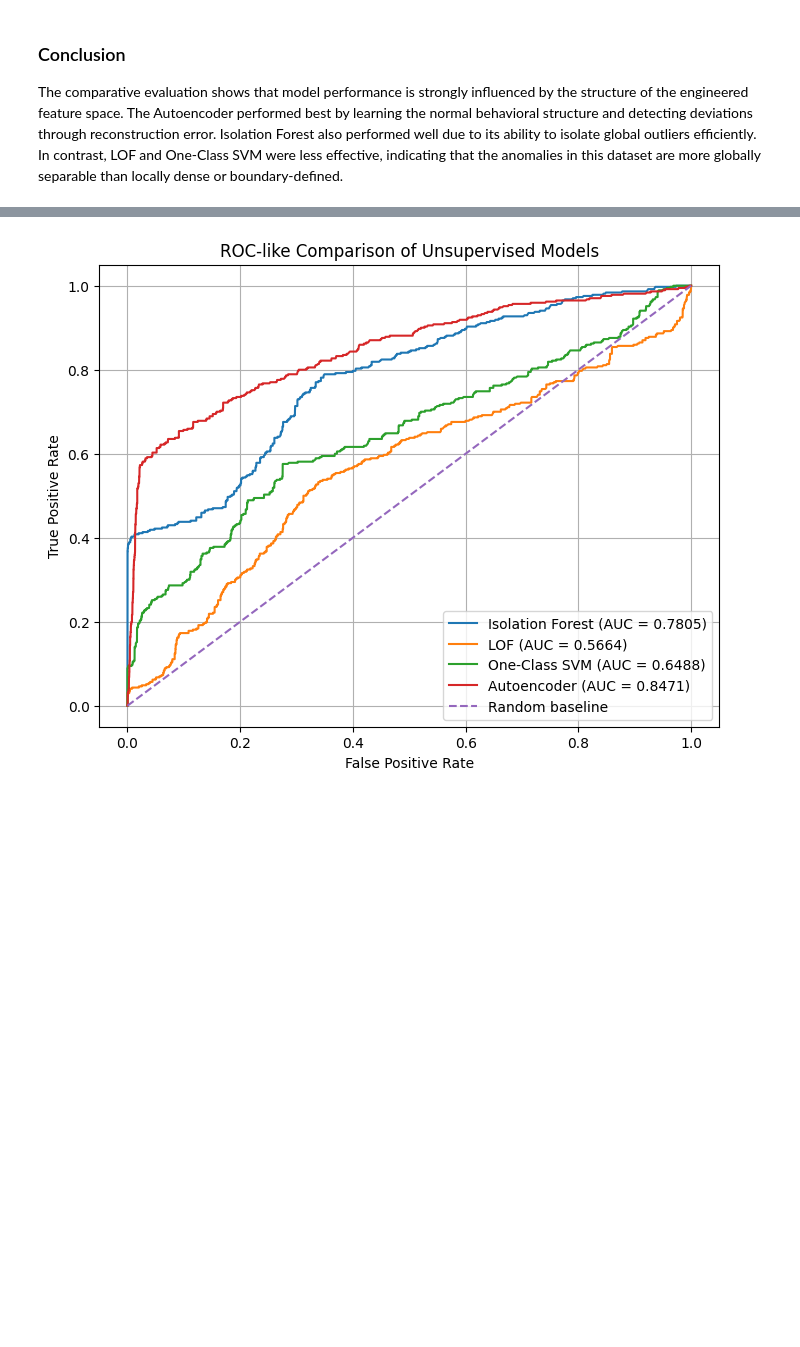
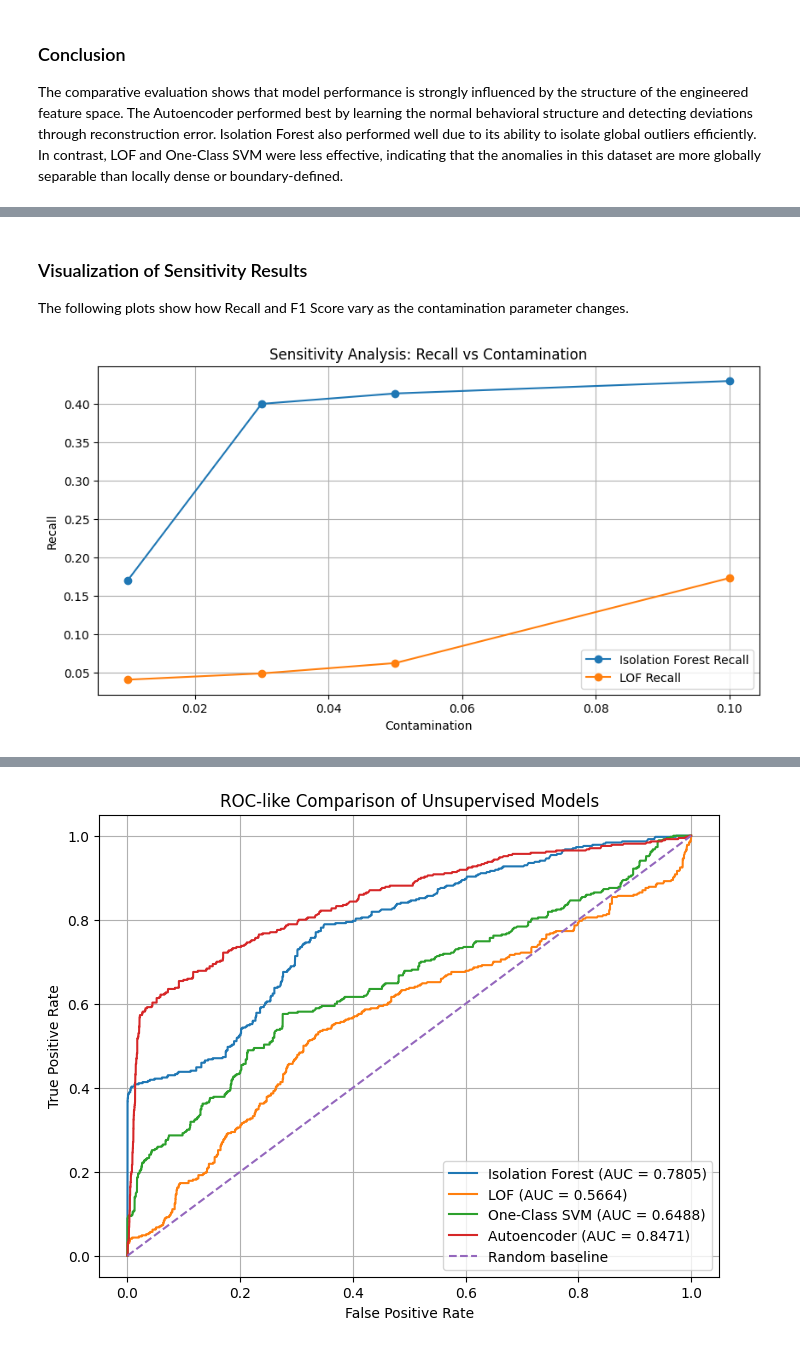
Before and after one commit to 0x0allenace/security-anomaly-project, a Jupyter notebook: notebooks/exploration.ipynb, the cells around one changed output, grey strips where cells are left out. Saved outputs shown, nothing was run; the diff lists cells and outputs as text; code cells hidden in the pictures; blank space fills up the shorter version.

Commit message:
Implement sensitivity analysis for anomaly detection models; add recall and F1 score plots and update exploration notebook

```diff
--- a/notebooks/exploration.ipynb
+++ b/notebooks/exploration.ipynb
@@ -25,12 +25,17 @@ from sklearn.metrics import roc_curve, auc
 import seaborn as sns
 from sklearn.manifold import TSNE
 from sklearn.preprocessing import StandardScaler
+from sklearn.metrics import silhouette_score
+import pandas as pd
+import matplotlib.pyplot as plt
+from evaluation.metrics import compute_classification_metrics
 raw_df = pd.read_csv("../data/raw/raw_logs.csv")
 attack_df = pd.read_csv("../data/raw/logs_with_attacks.csv")
 df_svm = pd.read_csv("../data/processed/processed_logs_with_svm.csv")
 df_auto = pd.read_csv("../data/processed/processed_logs_with_autoencoder.csv")
 df_if = pd.read_csv("../data/processed/processed_logs_with_iforest.csv")
 df_results = pd.read_csv("../data/processed/model_comparison_results.csv")
+df_base = pd.read_csv("../data/processed/processed_logs_with_stats.csv")
 # %% [markdown]
 ## 3. Dataset Inspection & Validation
 
@@ -1319,0 +1445,22 @@ The comparative evaluation shows that model performance is strongly influenced b
+# %%
+lof_results = []
+
+for c in contamination_values:
+    df_lof_temp = run_lof(
+        df_base,
+        feature_cols=feature_cols,
+        n_neighbors=20,
+        contamination=c
+    )
+
+    metrics = compute_classification_metrics(
+        df_lof_temp["is_attack"],
+        df_lof_temp["lof_anomaly"]
+    )
+
+    metrics["model"] = "LOF"
+    metrics["contamination"] = c
+    lof_results.append(metrics)
+
+df_lof_sensitivity = pd.DataFrame(lof_results)
+df_lof_sensitivity.round(4)
@@ -1319,0 +1473,3 @@ The comparative evaluation shows that model performance is strongly influenced b
+# %%
+df_sensitivity = pd.concat([df_if_sensitivity, df_lof_sensitivity], ignore_index=True)
+df_sensitivity.round(4)
@@ -1319,0 +1486,19 @@ The comparative evaluation shows that model performance is strongly influenced b
+# %% [markdown]
+### Visualization of Sensitivity Results
+
+The following plots show how Recall and F1 Score vary as the contamination parameter changes.
+# %%
+plt.figure(figsize=(10,5))
+
+for model_name in df_sensitivity["model"].unique():
+    temp = df_sensitivity[df_sensitivity["model"] == model_name]
+    plt.plot(temp["contamination"], temp["recall"], marker="o", label=f"{model_name} Recall")
+
+plt.title("Sensitivity Analysis: Recall vs Contamination")
+plt.xlabel("Contamination")
+plt.ylabel("Recall")
+plt.legend()
+plt.grid(True)
+plt.show()
+# %% [output]
+[figure, added]
```
Also changed, not shown: parts of 24 cells of this notebook, 2 other files.
